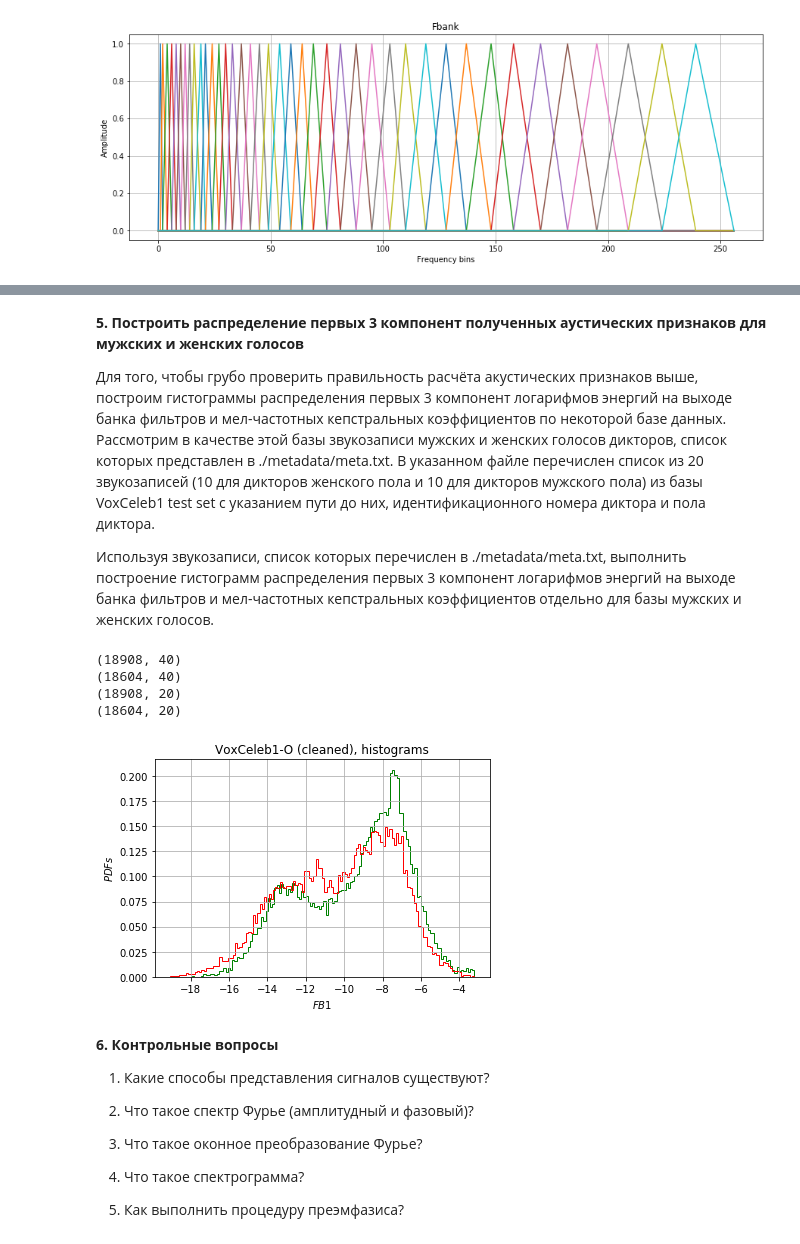
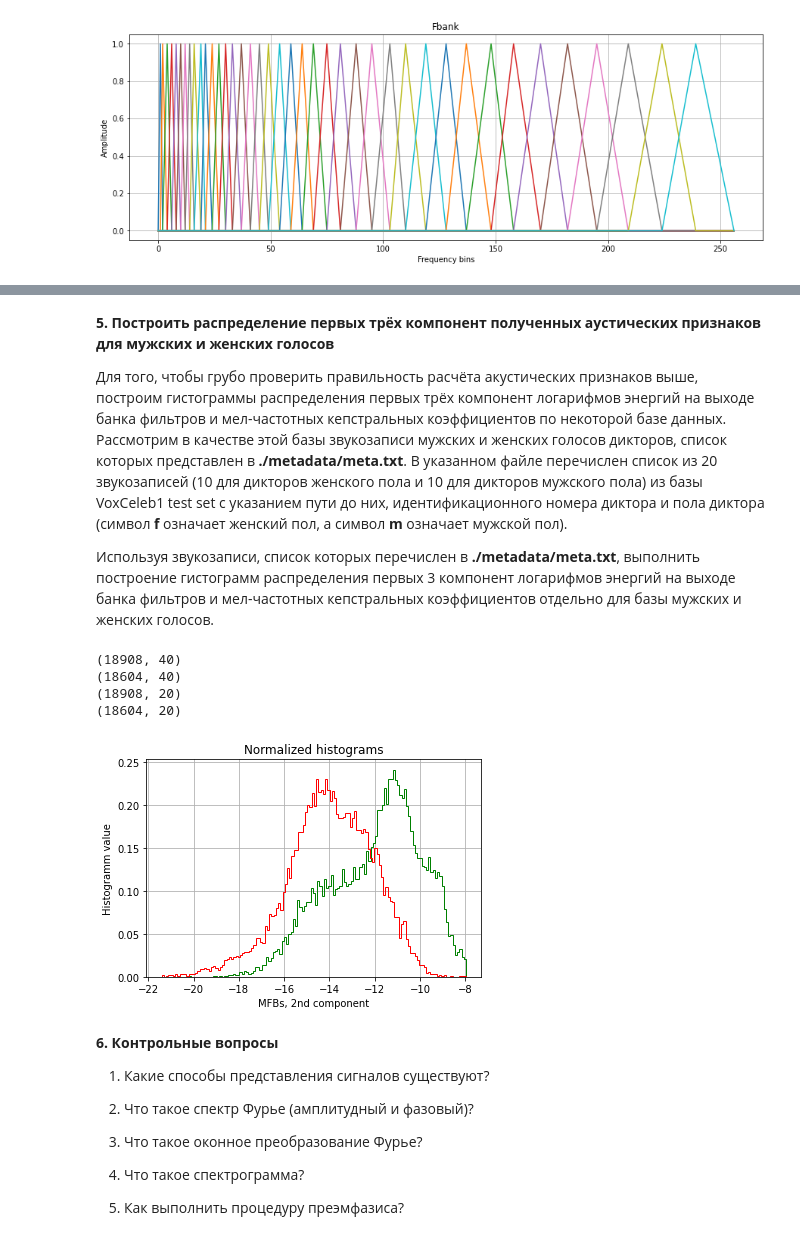
Before and after one commit to va-volokhov/itmo_speaker_recognition_course, a Jupyter notebook: lab1/lab1.ipynb, the cells around one changed output, grey strips where cells are left out. Cells and saved outputs as stored; diff of their text form; code cells hidden in the pictures.

```diff
--- a/lab1/lab1.ipynb
+++ b/lab1/lab1.ipynb
@@ -310,21 +312,23 @@ plot_с.title.set_text('Normaized MFCCs')
 # %% [markdown]
-**5. Построить распределение первых 3 компонент полученных аустических признаков для мужских и женских голосов**
+**5. Построить распределение первых трёх компонент полученных аустических признаков для мужских и женских голосов**
 
-Для того, чтобы грубо проверить правильность расчёта акустических признаков выше, построим гистограммы распределения первых 3 компонент логарифмов энергий на выходе банка фильтров и мел-частотных кепстральных коэффициентов по некоторой базе данных. Рассмотрим в качестве этой базы звукозаписи мужских и женских голосов дикторов, список которых представлен в ./metadata/meta.txt. В указанном файле перечислен список из 20 звукозаписей (10 для дикторов женского пола и 10 для дикторов мужского пола) из базы VoxCeleb1 test set с указанием пути до них, идентификационного номера диктора и пола диктора.
+Для того, чтобы грубо проверить правильность расчёта акустических признаков выше, построим гистограммы распределения первых трёх компонент логарифмов энергий на выходе банка фильтров и мел-частотных кепстральных коэффициентов по некоторой базе данных. Рассмотрим в качестве этой базы звукозаписи мужских и женских голосов дикторов, список которых представлен в **./metadata/meta.txt**. В указанном файле перечислен список из 20 звукозаписей (10 для дикторов женского пола и 10 для дикторов мужского пола) из базы VoxCeleb1 test set с указанием пути до них, идентификационного номера диктора и пола диктора (символ **f** означает женский пол, а символ **m** означает мужской пол).
 
-Используя звукозаписи, список которых перечислен в ./metadata/meta.txt, выполнить построение гистограмм распределения первых 3 компонент логарифмов энергий на выходе банка фильтров и мел-частотных кепстральных коэффициентов отдельно для базы мужских и женских голосов.
+Используя звукозаписи, список которых перечислен в **./metadata/meta.txt**, выполнить построение гистограмм распределения первых 3 компонент логарифмов энергий на выходе банка фильтров и мел-частотных кепстральных коэффициентов отдельно для базы мужских и женских голосов.
 # %%
 fbank = compute_fbank_filters(nfilt=40, sample_rate=16000, NFFT=512)
 
 def compute_feats(signal):
+    # Function to compute mel frequency cepstral coefficient
 
     emphasized_signal = preemphasis(signal)
     frames = framing(emphasized_signal)
     pow_frames = power_spectrum(frames)
     filter_banks_features = compute_fbanks_features(pow_frames, fbank)
     mfcc = compute_mfcc(filter_banks_features, num_ceps=20)
-#     mfcc = mvn_floating(mfcc, 150, 150)
-#     filter_banks_features = mvn_floating(filter_banks_features, 150, 150)
+
+    # mfcc = mvn_floating(mfcc, 150, 150)
+    # filter_banks_features = mvn_floating(filter_banks_features, 150, 150)
 
     return filter_banks_features, mfcc
 
@@ -339,45 +343,44 @@ for (path_to_wav, gender) in zip(paths, genders):
     signal = signal.numpy().squeeze(axis=0)
     signal = signal/np.abs(signal).max()
 
-    ## processing
+    # Processing
     filter_banks_mvn, mfcc_cmvn = compute_feats(signal)
     if gender == 'm':
         male_fb_features.append(filter_banks_mvn)
         male_mfcc_features.append(mfcc_cmvn)
     else:
         female_fb_features.append(filter_banks_mvn)
         female_mfcc_features.append(mfcc_cmvn)
-    ##
 
 male_fb_features = np.concatenate(male_fb_features)
 print(male_fb_features.shape)
 
 female_fb_features = np.concatenate(female_fb_features)
 print(female_fb_features.shape)
 
 male_mfcc_features = np.concatenate(male_mfcc_features)
 print(male_mfcc_features.shape)
 
 female_mfcc_features = np.concatenate(female_mfcc_features)
 print(female_mfcc_features.shape)
 
 
-comp_number = 4
-coeff1_male = male_fb_features[:,comp_number]
-coeff1_female = female_fb_features[:,comp_number]
+comp_number = 1
+coeff1_male = male_fb_features[:, comp_number]
+coeff1_female = female_fb_features[:, comp_number]
 
-min_coeff1 = min(coeff1_male.min(),coeff1_female.min())
-max_coeff1 = min(coeff1_male.max(),coeff1_female.max())
+min_coeff1 = min(coeff1_male.min(), coeff1_female.min())
+max_coeff1 = min(coeff1_male.max(), coeff1_female.max())
 
-hist(coeff1_male, int(sqrt(len(coeff1_male))), histtype='step', color='green', range=(min_coeff1, max_coeff1), density=1)
+hist(coeff1_male,   int(sqrt(len(coeff1_male))),   histtype='step', color='green', range=(min_coeff1, max_coeff1), density=1)
 hist(coeff1_female, int(sqrt(len(coeff1_female))), histtype='step', color='red',   range=(min_coeff1, max_coeff1), density=1)
-xlabel('$FB1$'); ylabel('$PDFs$'); title('VoxCeleb1-O (cleaned), histograms'); grid(); show()
+xlabel('MFBs, 2nd component'); ylabel('Histogramm value'); title('Normalized histograms'); grid(); show()
 # %% [output]
 (18908, 40)
 (18604, 40)
 (18908, 20)
 (18604, 20)
-[figure, old version]
+[figure, new version]
 # %% [markdown]
 **6. Контрольные вопросы**
 
```
Also changed, not shown: parts of 25 cells of this notebook, 7 other files.
